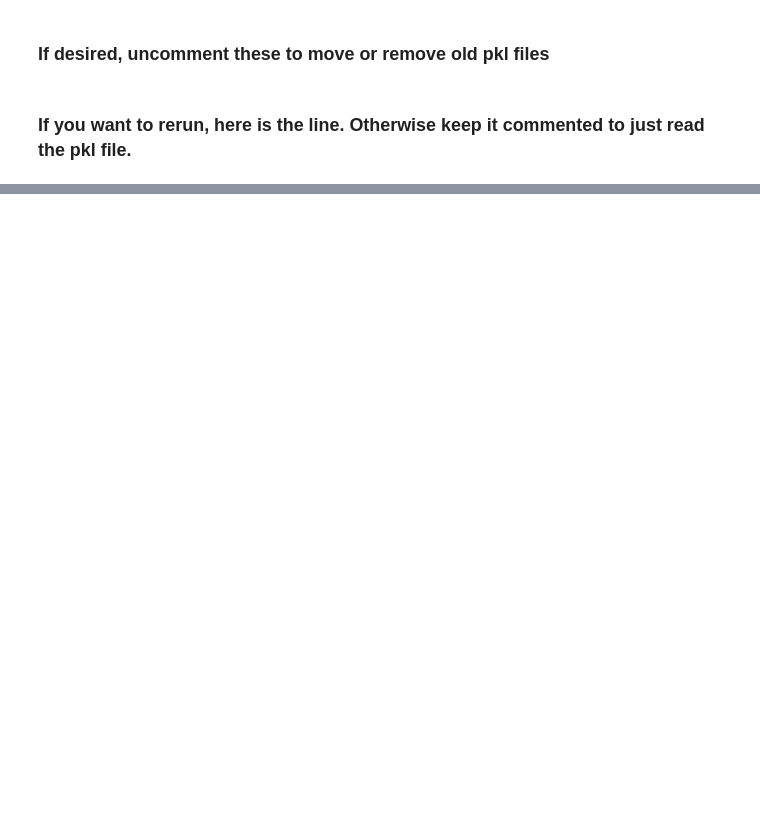
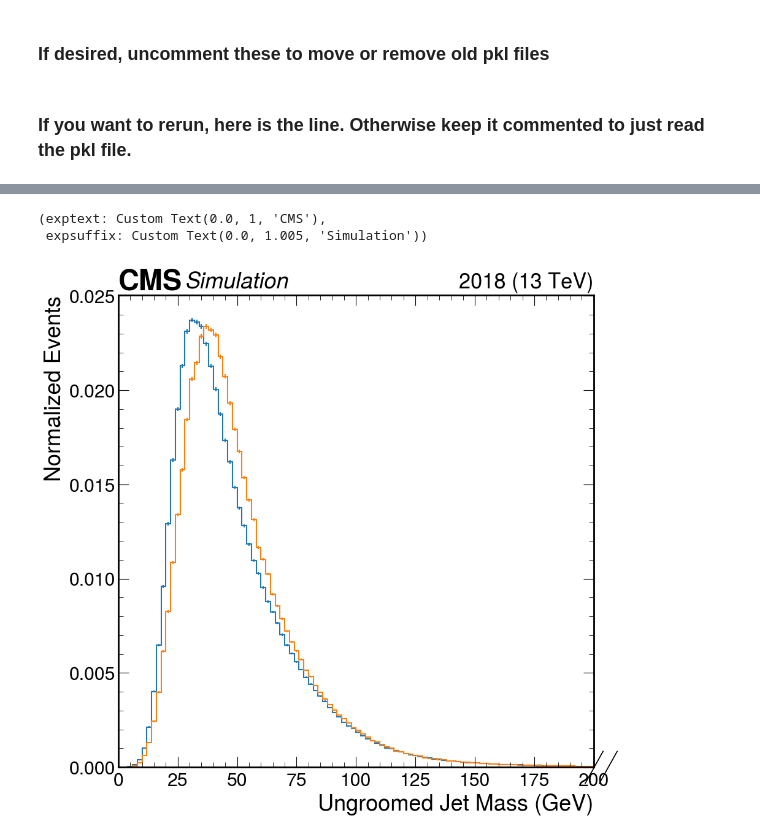
Before and after one commit to mandalaritra1/zjet, a Jupyter notebook: response_maker_nanov9.ipynb, the cells around one changed output, grey strips where cells are left out. Cells and saved outputs as stored; diff of their text form; code cells hidden in the pictures; blank space fills up the shorter version.

```diff
--- a/response_maker_nanov9.ipynb
+++ b/response_maker_nanov9.ipynb
@@ -190,0 +223,13 @@ app.kernel.do_shutdown(True)
+# %%
+import mplhep as hep
+hep.style.use("CMS")
+output1['response_matrix_u'].project('mreco').plot(density = 1, label = 'Reconstructed Level')
+output1['response_matrix_u'].project('mgen').plot(density = 1, label = 'Particle Level')
+plt.xlabel("Ungroomed Jet Mass (GeV)")
+plt.ylabel('Normalized Events')
+plt.xlim(0,200)
+hep.cms.label(year = 2018)
+# %% [output]
+(exptext: Custom Text(0.0, 1, 'CMS'),
+ expsuffix: Custom Text(0.0, 1.005, 'Simulation'))
+[figure, added]
```
Also changed, not shown: parts of 54 cells of this notebook, 2 other files.
